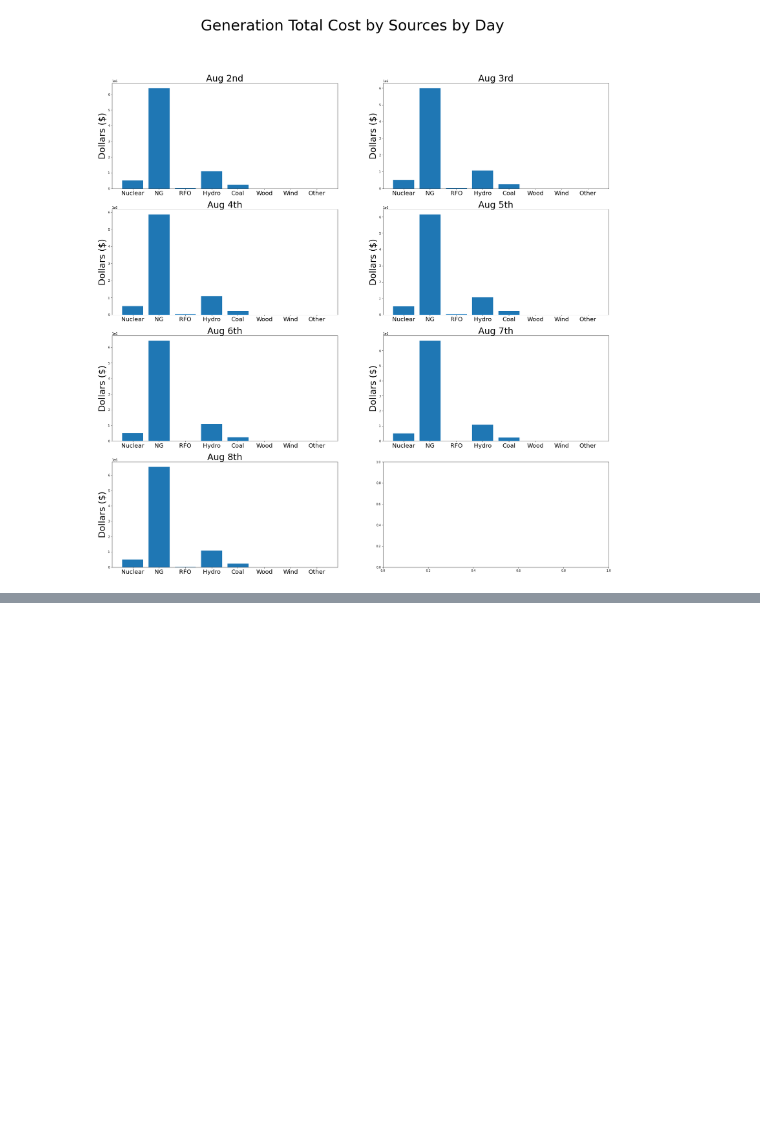
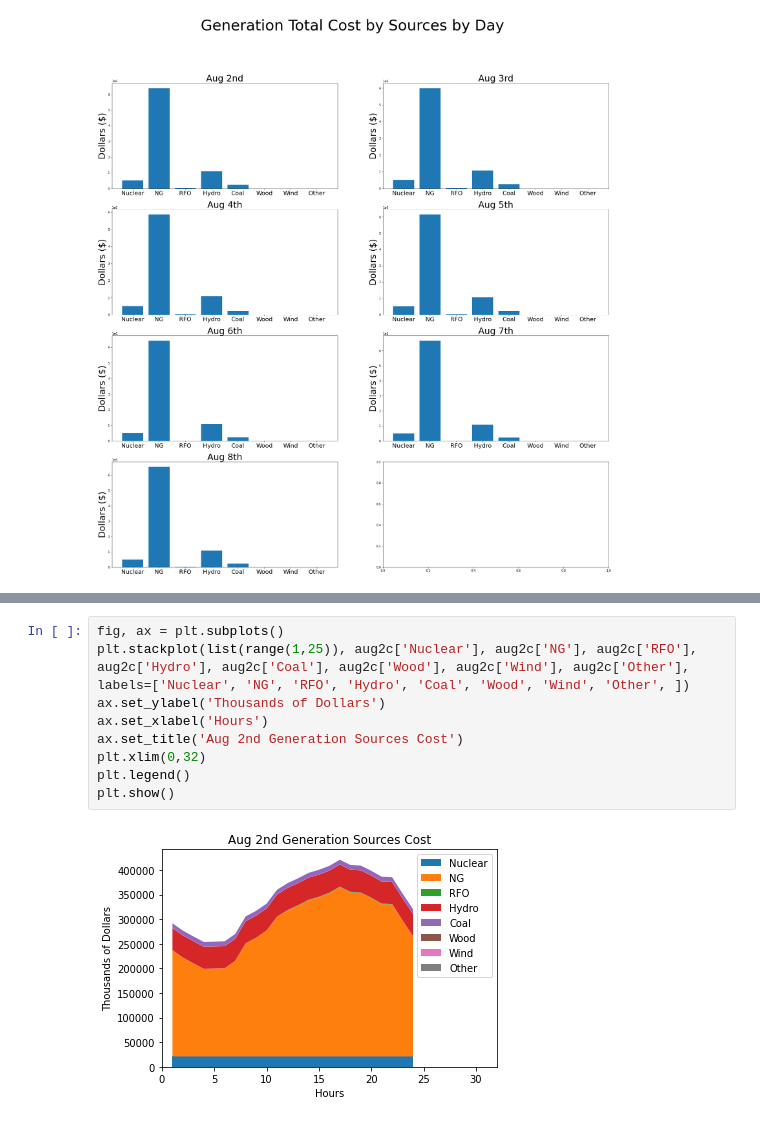
Before and after one commit to alberlin232/ML-Energy-Capstone, a Jupyter notebook: NYISO/SCUC_Visualization.ipynb, the cells around one changed output, grey strips where cells are left out. Drawn from its saved outputs; the diff is of its cells as text; blank space fills up the shorter version.

```diff
--- a/NYISO/SCUC_Visualization.ipynb
+++ b/NYISO/SCUC_Visualization.ipynb
@@ -294,0 +405,11 @@ plt.show()
+# %%
+fig, ax = plt.subplots()
+plt.stackplot(list(range(1,25)), aug2c['Nuclear'], aug2c['NG'], aug2c['RFO'], aug2c['Hydro'], aug2c['Coal'], aug2c['Wood'], aug2c['Wind'], aug2c['Other'], labels=['Nuclear', 'NG', 'RFO', 'Hydro', 'Coal', 'Wood', 'Wind', 'Other', ])
+ax.set_ylabel('Thousands of Dollars')
+ax.set_xlabel('Hours')
+ax.set_title('Aug 2nd Generation Sources Cost')
+plt.xlim(0,32)
+plt.legend()
+plt.show()
+# %% [output]
+[figure, added]
```
Also changed, not shown: parts of 4 cells of this notebook.
